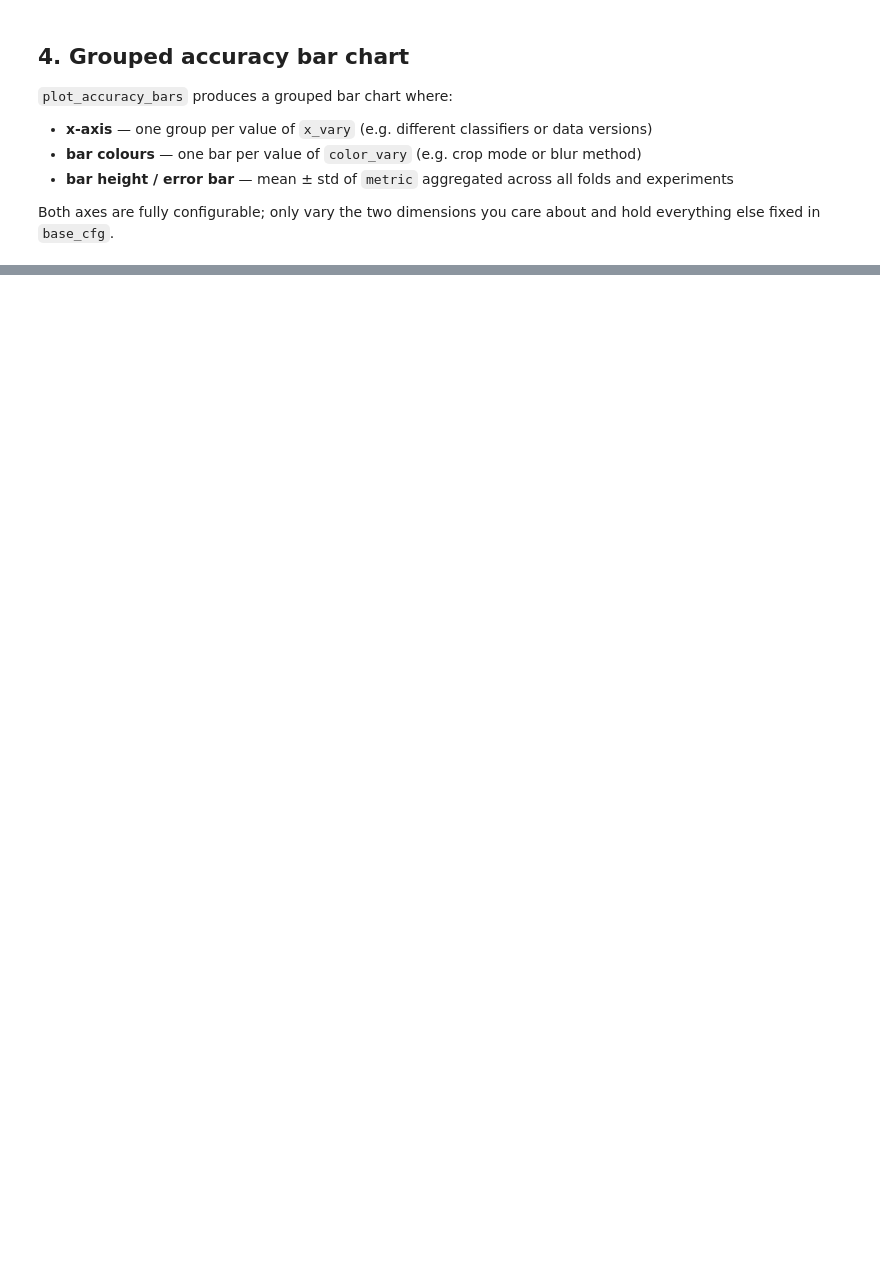
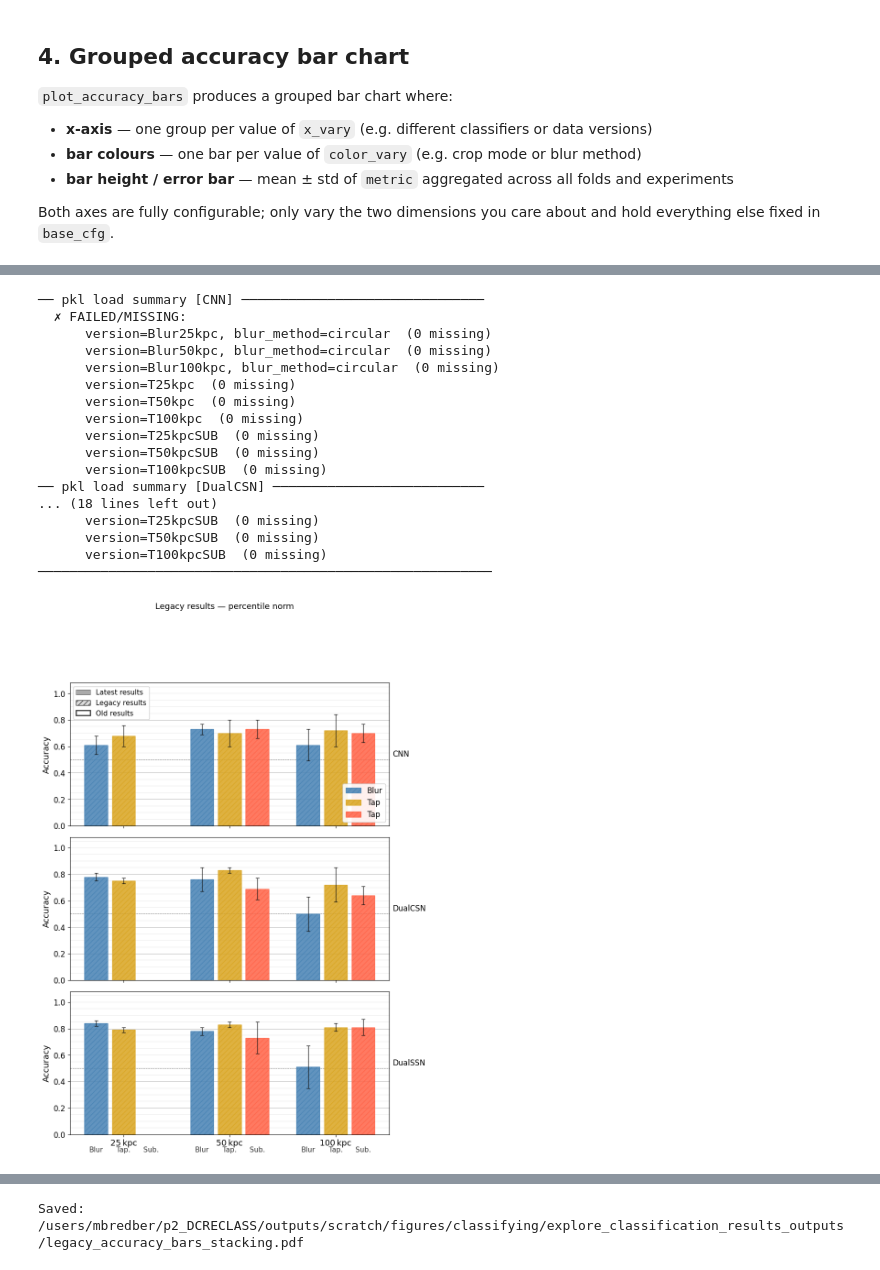
Before and after one commit to MarkusBredberg/dcreclass, a Jupyter notebook: notebooks/explore_classification_results.ipynb, the cells around one changed output, grey strips where cells are left out. Saved outputs shown, nothing was run; the diff lists cells and outputs as text; code cells hidden in the pictures; blank space fills up the shorter version.

```diff
--- a/notebooks/explore_classification_results.ipynb
+++ b/notebooks/explore_classification_results.ipynb
@@ -739,0 +1397,55 @@ print('Saved:', _fname)
+# %%
+# ── Percentile results (CNN / DualCSN / DualSSN) ─────────────────────────────
+fig_pct = plot_accuracy_bars(
+    base_cfg       = None,
+    scales         = [25, 50, 100],
+    scale_version  = ['circular', 'tapering', 'sub'],
+    metric         = 'accuracy',
+    classifiers    = [
+        ('CNN',     LegacyRunConfig(classifier='CNN',     section='percentile')),
+        ('DualCSN', LegacyRunConfig(classifier='DualCSN', section='percentile')),
+        ('DualSSN', LegacyRunConfig(classifier='DualSSN', section='percentile')),
+    ],
+    title          = 'Legacy results — percentile norm',
+)
+_fname = os.path.join(OUTPUT_DIR, 'legacy_accuracy_bars_percentile.pdf')
+fig_pct.savefig(_fname, bbox_inches='tight')
+plt.show(); plt.close()
+print('Saved:', _fname)
+
+# ── Stacking results ──────────────────────────────────────────────────────────
+fig_stk = plot_accuracy_bars(
+    base_cfg       = None,
+    scales         = [0, 25, 50, 100],   # scale=0 → 'All versions' via RAW mapping
+    scale_version  = ['circular'],
+    metric         = 'accuracy',
+    classifiers    = [
+        ('CNN',     LegacyRunConfig(classifier='CNN',     section='stacking')),
+        ('DualCSN', LegacyRunConfig(classifier='DualCSN', section='stacking')),
+        ('DualSSN', LegacyRunConfig(classifier='DualSSN', section='stacking')),
+    ],
+    title          = 'Legacy results — stacking',
+)
+_fname = os.path.join(OUTPUT_DIR, 'legacy_accuracy_bars_stacking.pdf')
+fig_stk.savefig(_fname, bbox_inches='tight')
+plt.show(); plt.close()
+print('Saved:', _fname)
+# %% [output]
+── pkl load summary [CNN] ───────────────────────────────
+  ✗ FAILED/MISSING:
+      version=Blur25kpc, blur_method=circular  (0 missing)
+      version=Blur50kpc, blur_method=circular  (0 missing)
+      version=Blur100kpc, blur_method=circular  (0 missing)
+      version=T25kpc  (0 missing)
+      version=T50kpc  (0 missing)
+      version=T100kpc  (0 missing)
+      version=T25kpcSUB  (0 missing)
+      version=T50kpcSUB  (0 missing)
+      version=T100kpcSUB  (0 missing)
+── pkl load summary [DualCSN] ───────────────────────────
+... (18 lines left out)
+      version=T25kpcSUB  (0 missing)
+      version=T50kpcSUB  (0 missing)
+      version=T100kpcSUB  (0 missing)
+──────────────────────────────────────────────────────────
+[figure, added]
@@ -739,0 +1473 @@ print('Saved:', _fname)
+Saved: /users/mbredber/p2_DCRECLASS/outputs/scratch/figures/classifying/explore_classification_results_outputs/legacy_accuracy_bars_stacking.pdf
```
Also changed, not shown: parts of 18 cells of this notebook, 15 other files.
